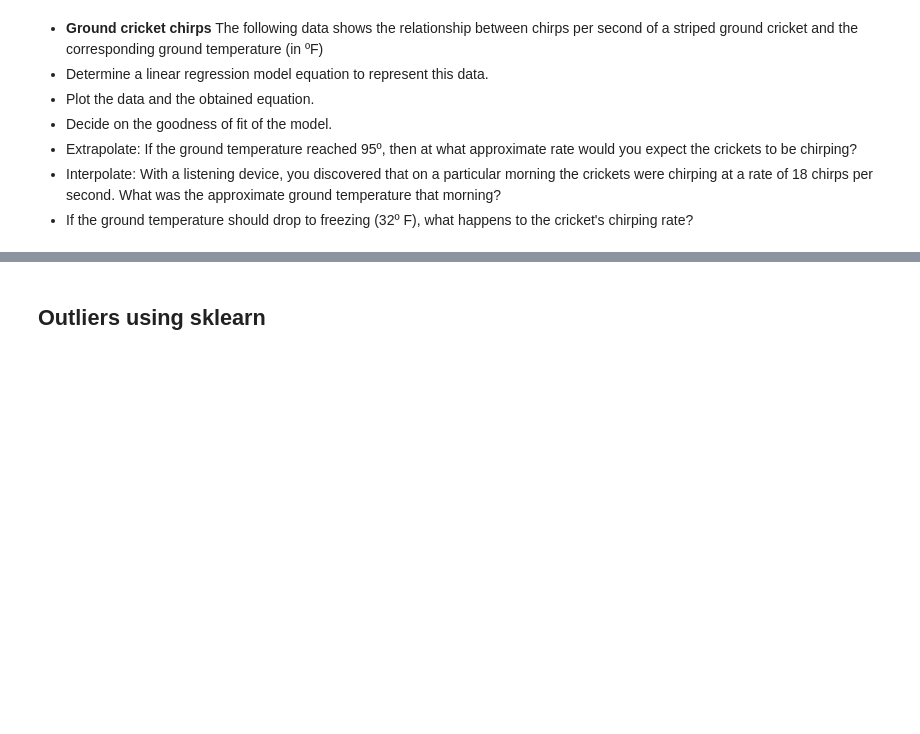
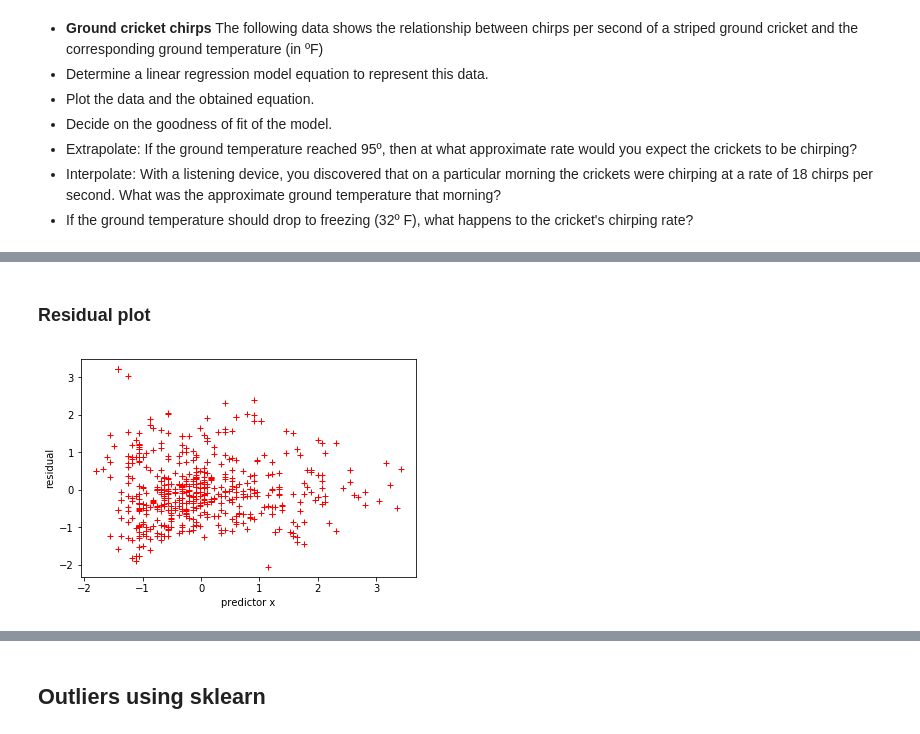
Before and after one commit to JanaLasser/data-science-course, a Jupyter notebook: day3/02-linear-regression.ipynb, the cells around one changed output, grey strips where cells are left out. Saved outputs shown, nothing was run; the diff lists cells and outputs as text; code cells hidden in the pictures; blank space fills up the shorter version.

```diff
--- a/day3/02-linear-regression.ipynb
+++ b/day3/02-linear-regression.ipynb
@@ -385,0 +365,16 @@ temperature = [88.6,71.6,93.3,84.3,80.6,75.2,69.7,71.6,69.4,83.3,79.6,82.6,80.6,
+# %% [markdown]
+### Residual plot
+# %%
+
+#m, c, r_value, p_value, std_err = stats.linregress(x,y);
+
+prediction=m*x+c;
+
+residual = prediction - y;
+
+plt.plot(x,residual,'r+');
+plt.xlabel("predictor x");
+plt.ylabel("residual");
+#myplot(x,m*x+c,'-r');
+# %% [output]
+[figure, added]
```
Also changed, not shown: parts of 51 cells of this notebook.
